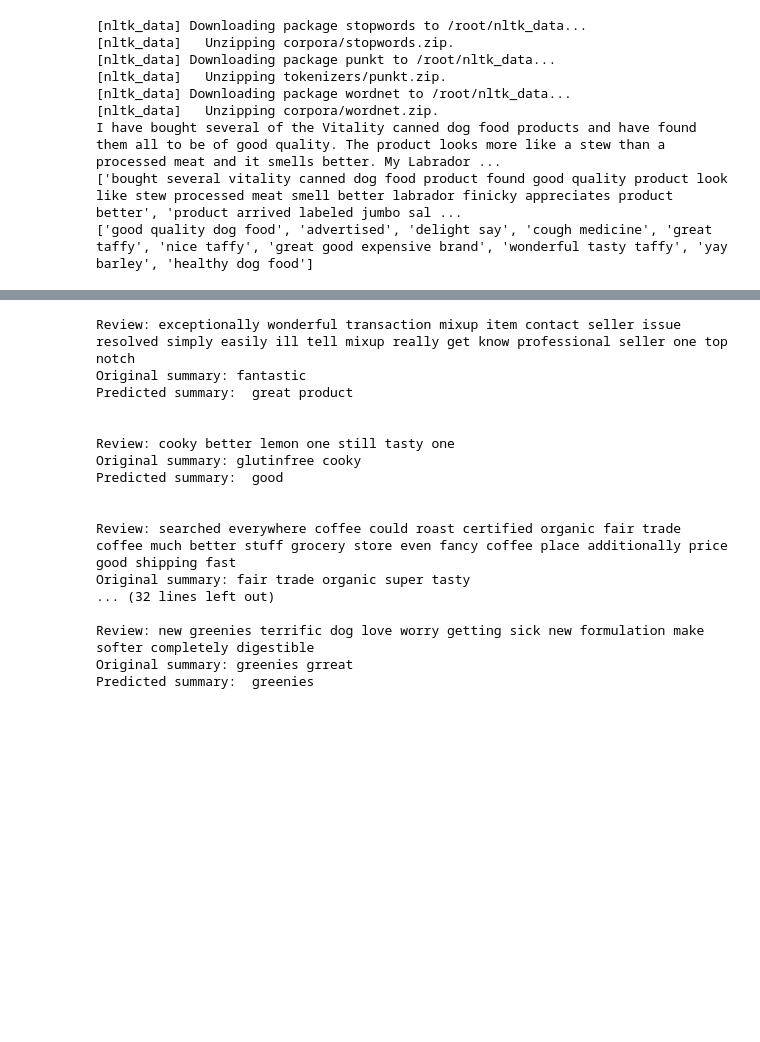
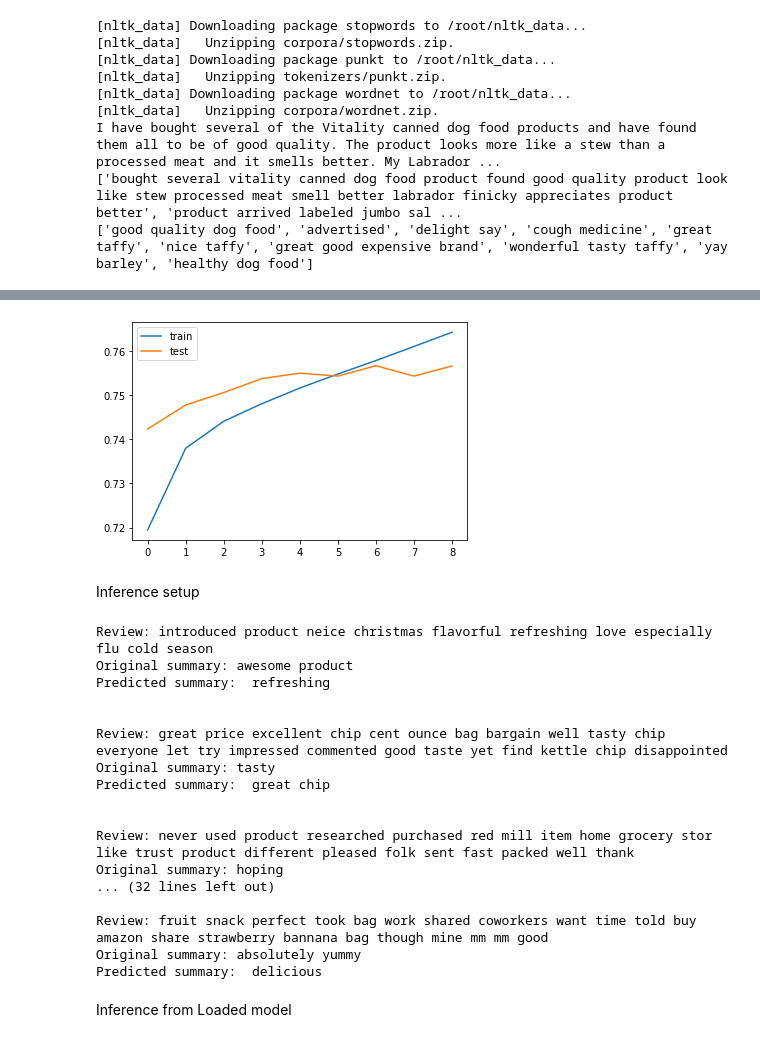
Before and after one commit to EricCallaway/COSC_6319_Project, a Jupyter notebook: biLSTM_reviews_summarization.ipynb, the cells around one changed output, grey strips where cells are left out. Saved outputs shown, nothing was run; the diff lists cells and outputs as text; code cells hidden in the pictures; blank space fills up the shorter version.

```diff
--- a/biLSTM_reviews_summarization.ipynb
+++ b/biLSTM_reviews_summarization.ipynb
@@ -159,7 +167,7 @@ df=pd.DataFrame({'text':short_text,'summary':short_summary})
 
 df['summary'] = df['summary'].apply(lambda x : 'sostok '+ x + ' eostok')
 from sklearn.model_selection import train_test_split
-x_tr,x_val,y_tr,y_val=train_test_split(np.array(df['text']),np.array(df['summary']),test_size=0.1,random_state=0,shuffle=True)
+reviews_tr,reviews_val,summary_tr,summary_val=train_test_split(np.array(df['text']),np.array(df['summary']),test_size=0.1,random_state=0,shuffle=True)
 # %%
 from keras.preprocessing.text import Tokenizer
 VOCAB_SIZE = 50000
@@ -356,31 +376,41 @@ pyplot.show()
+# %%
+from matplotlib import pyplot
+pyplot.plot(history.history['sparse_categorical_accuracy'], label='train')
+pyplot.plot(history.history['val_sparse_categorical_accuracy'], label='test')
+pyplot.legend()
+pyplot.show()
+# %% [output]
+[figure, added]
+# %% [markdown]
+Inference setup
 # %%
 reverse_target_word_index= summary_tokenizer.index_word
 reverse_source_word_index= article_tokenizer.index_word
 target_word_index=summary_tokenizer.word_index
 
 # Encode the input sequence to get the feature vector
-encoder_model = keras.Model(inputs=encoder_input,outputs=[encoder1_output, state_h2, state_c2])
+encoder_model = keras.Model(inputs=encoder_input,outputs=[encode2_output, state_h2, state_c2])
 
 # Decoder setup
 # Below tensors will hold the states of the previous time step
 decoder_input =  Input(shape=( None,))
-decoder_state_input_h = Input(shape=(400,))
-decoder_state_input_c = Input(shape=(400,))
-decoder_hidden_state_input = Input(shape=(max_text_len,400))
+decoder_state_input_h = Input(shape=(512,))
+decoder_state_input_c = Input(shape=(512,))
+decoder_hidden_state_input = Input(shape=(max_text_len,512))
 decode_input_states = [decoder_state_input_h, decoder_state_input_c]
 # Get the embeddings of the decoder sequence
 decoder_embedded1 = decoder_embedding_layer(decoder_input)
 
 # To predict the next word in the sequence, set the initial states to the states from the previous time step
-decoder_outputs2, state_h3, state_c3 = decoder_LSTM(decoder_embedded1, initial_state=decode_input_states)
+decoder_outputs, state_h3, state_c3 = decoder_LSTM(decoder_embedded1, initial_state=decode_input_states)
 
 # A dense softmax layer to generate prob dist. over the target vocabulary
-decoder_outputs2 = decoder_dense(decoder_outputs2)
+decoder_outputs = decoder_dense(decoder_outputs)
 
 # Final decoder model
 decoder_model = keras.Model(
-    [decoder_input] + [decoder_hidden_state_input, decoder_state_input_h,decoder_state_input_c],
-    [decoder_outputs2] + [state_h3, state_c3])
+    [decoder_input] + [decoder_hidden_state_input]+ [decode_input_states],
+    [decoder_outputs] + [state_h3, state_c3])
 
 
 def conversion_to_wordsummary(input_seq):
@@ -402,6 +432,7 @@ def decode_sequence(input_seq):
     target_seq[0, 0] = target_word_index['sostok']
     decoded_sentence = ''
     e_out, e_h, e_c = encoder_model.predict(input_seq)
+
     stop_condition = False
     while not stop_condition:
         output_tokens, h, c = decoder_model.predict([target_seq] + [e_out,e_h, e_c])
@@ -425,25 +456,27 @@ def decode_sequence(input_seq):
     return decoded_sentence
 
 for i in range(0,10):
-    print("Review:",conversion_to_articletext(x_tr[i]))
-    print("Original summary:",conversion_to_wordsummary(y_tr[i]))
-    print("Predicted summary:",decode_sequence(x_tr[i].reshape(1,max_text_len)))
+    print("Review:",conversion_to_articletext(reviews_tr[i]))
+    print("Original summary:",conversion_to_wordsummary(summary_tr[i]))
+    print("Predicted summary:",decode_sequence(reviews_tr[i].reshape(1,max_text_len)))
     print("\n")
 # %% [output]
-Review: exceptionally wonderful transaction mixup item contact seller issue resolved simply easily ill tell mixup really get know professional seller one top notch
-Original summary: fantastic
-Predicted summary:  great product
+Review: introduced product neice christmas flavorful refreshing love especially flu cold season
+Original summary: awesome product
+Predicted summary:  refreshing
 
 
-Review: cooky better lemon one still tasty one
-Original summary: glutinfree cooky
-Predicted summary:  good
+Review: great price excellent chip cent ounce bag bargain well tasty chip everyone let try impressed commented good taste yet find kettle chip disappointed
+Original summary: tasty
+Predicted summary:  great chip
 
 
-Review: searched everywhere coffee could roast certified organic fair trade coffee much better stuff grocery store even fancy coffee place additionally price good shipping fast
-Original summary: fair trade organic super tasty
+Review: never used product researched purchased red mill item home grocery stor like trust product different pleased folk sent fast packed well thank
+Original summary: hoping
 ... (32 lines left out)
 
-Review: new greenies terrific dog love worry getting sick new formulation make softer completely digestible
-Original summary: greenies grreat
-Predicted summary:  greenies
+Review: fruit snack perfect took bag work shared coworkers want time told buy amazon share strawberry bannana bag though mine mm mm good
+Original summary: absolutely yummy
+Predicted summary:  delicious
+# %% [markdown]
+Inference from Loaded model
```
Also changed, not shown: parts of 10 cells of this notebook.
